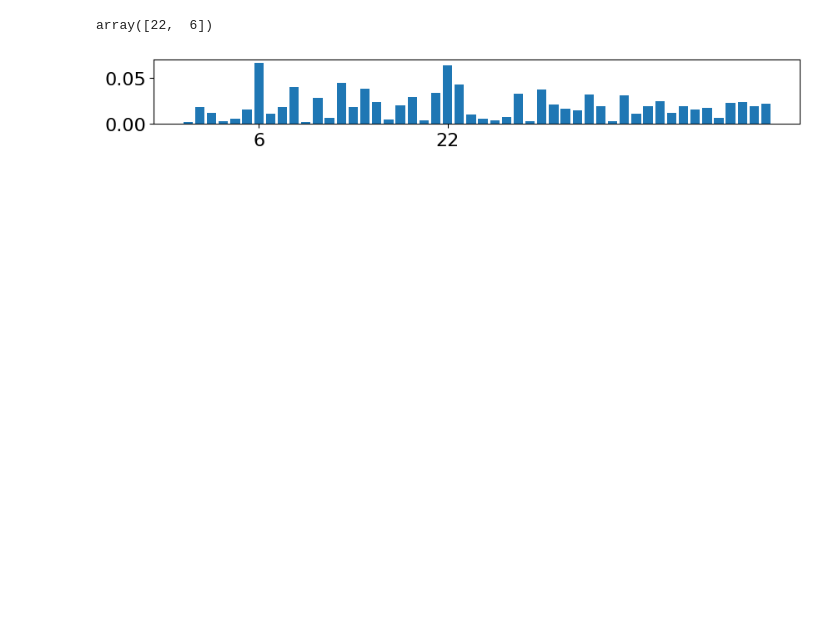
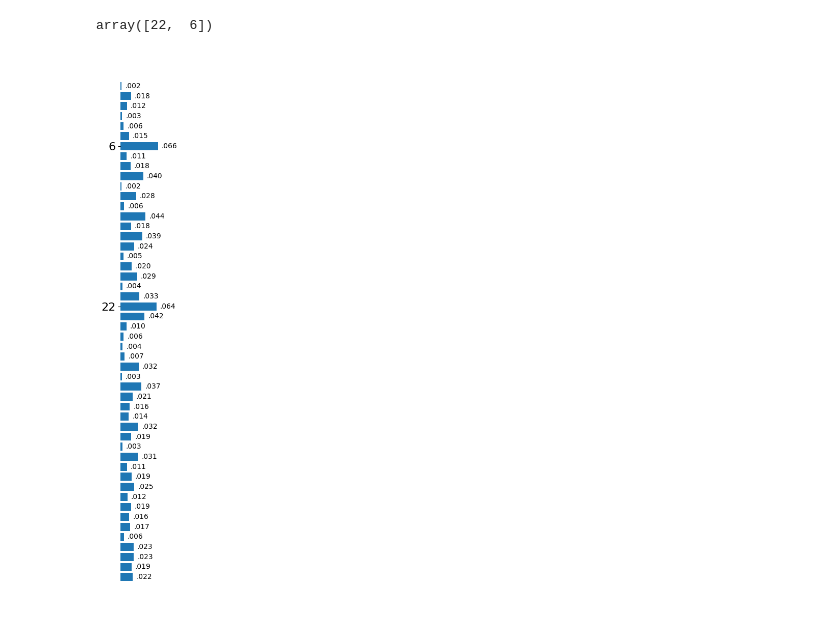
Before and after one commit to LugoBlogger/SI-251-4007-data-structures, a Jupyter notebook: case-studies/1-random-web-surfer/python/illustration.ipynb, the cells around one changed output. Saved outputs shown, nothing was run; the diff lists cells and outputs as text; code cells hidden in the pictures; blank space fills up the shorter version.

```diff
--- a/case-studies/1-random-web-surfer/python/illustration.ipynb
+++ b/case-studies/1-random-web-surfer/python/illustration.ipynb
@@ -161,17 +172,22 @@ argsort[-2:]
 # %% [output]
 array([22,  6])
 # %%
-fig, ax = plt.subplots(figsize=(10, 1))
+fig, ax = plt.subplots(figsize=(1, 14))
 
-ax.bar(range(len(page_rank)), page_rank)
+rects = ax.barh(range(len(page_rank)), page_rank)
+labels = [f"{l:.3f}".lstrip("0") for l in page_rank]
+ax.bar_label(rects, labels, label_type='edge', padding=5, rotation=0,
+             multialignment="right", fontsize=10)
 
 # only show the xticks for the highest and 2nd highest page rank
 argsort = np.argsort(page_rank)
 highest_nodes = argsort[-2:]
 
-ax.set_xticks(highest_nodes)
-ax
+ax.set_yticks(highest_nodes)
+ax.set_xticks([])
+ax.invert_yaxis()
+ax.spines[["top", "left", "bottom", "right"]].set_visible(False)
 
 plt.show(fig)
 # %% [output]
-[figure, old version]
+[figure, new version]
```
Also changed, not shown: parts of 1 cell of this notebook.
